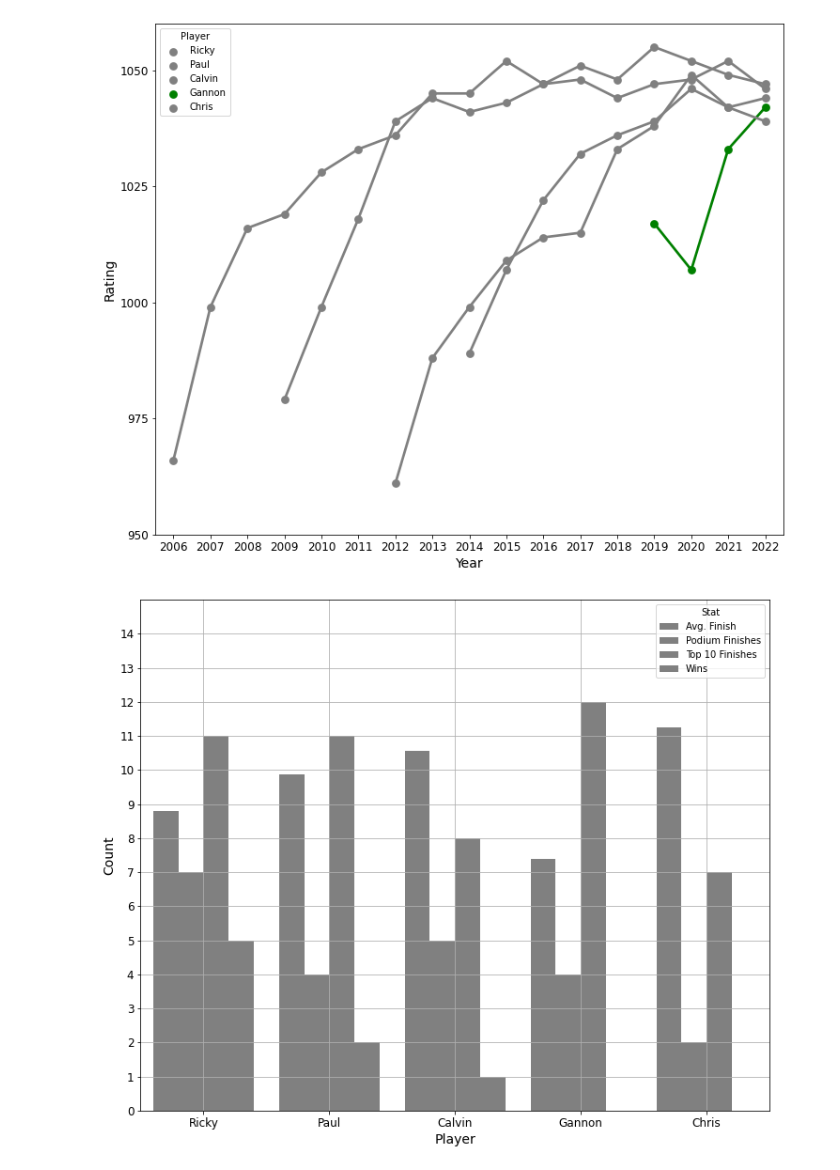
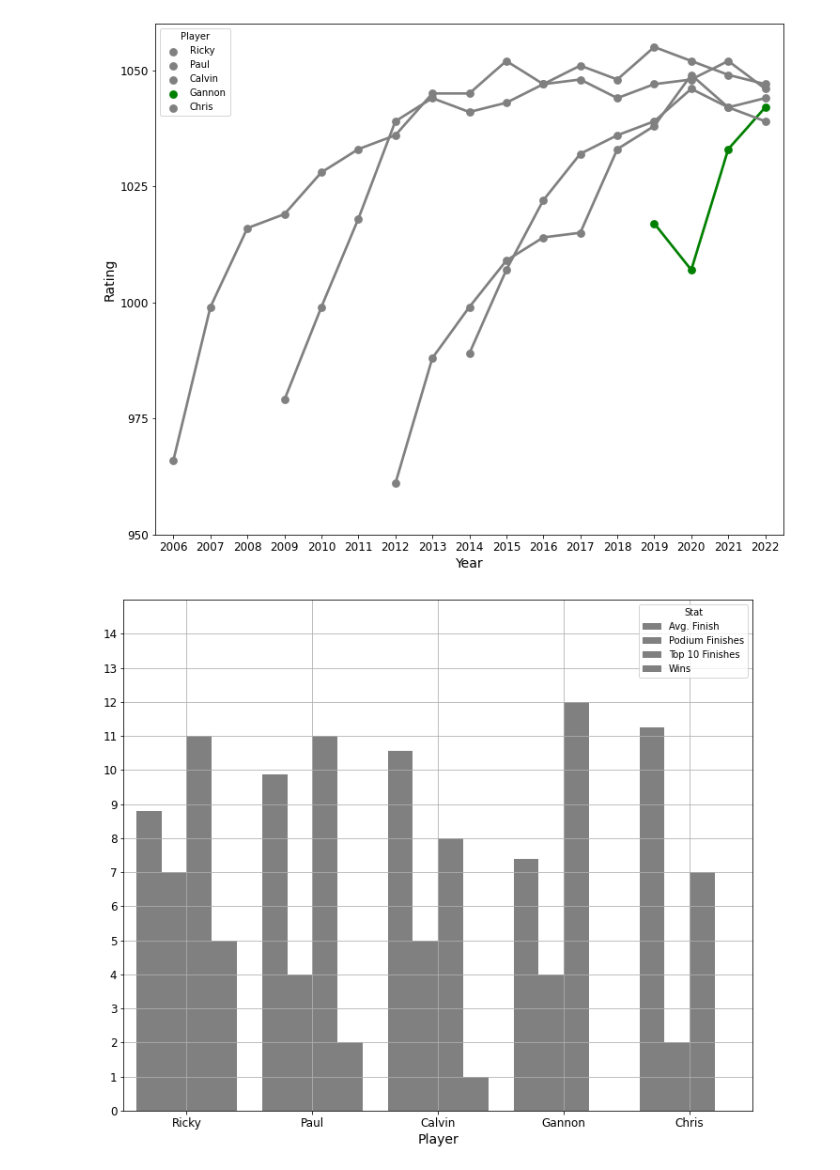
Before and after one commit to jamorgan8/disc-golf-analysis, a Jupyter notebook: notebooks/Analysis.ipynb, the cells around one changed output. Drawn from its saved outputs; the diff is of its cells as text; code cells hidden in the pictures.

```diff
--- a/notebooks/Analysis.ipynb
+++ b/notebooks/Analysis.ipynb
@@ -925,32 +927,32 @@ avg = pd.DataFrame({'x':['Ricky', 'Paul', 'Calvin', 'Gannon', 'Chris'],
 
 pod = pd.DataFrame({'x':['Ricky', 'Paul', 'Calvin', 'Gannon', 'Chris'],
                         'y':[7, 4, 5, 4, 2]})
 
 t10 = pd.DataFrame({'x':['Ricky', 'Paul', 'Calvin', 'Gannon', 'Chris'],
                         'y':[11, 11, 8, 12, 7]})
 
 w = pd.DataFrame({'x':['Ricky', 'Paul', 'Calvin', 'Gannon', 'Chris'],
                         'y':[5, 2, 1, 0, 0]})
 
 yticks = np.arange(0, 15, 1) ##sets y ticks. parameters = (start, stop, step)
 
 avg['Stat'] = 'Avg. Finish'
 pod['Stat'] = 'Podium Finishes'
 t10['Stat'] = 'Top 10 Finishes'
 w['Stat'] = 'Wins'
 res=pd.concat([avg,pod,t10,w])
 #sns.set_style('whitegrid')
 fig, ax = plt.subplots(figsize=(12,10))
 sns.barplot(x='x', y='y', data=res, hue='Stat', palette=['grey', 'grey','grey', 'grey'], ax=ax)
 ##set color for each line in order
 plt.grid(axis='both')
 plt.xlabel('Player', fontsize=14)
-plt.ylabel('Count', fontsize=14)
+plt.ylabel('', fontsize=14)
 plt.ylim(0, 15)
 plt.yticks(yticks, fontsize=12)
 plt.xticks(fontsize=12)
 #plt.title('Tour Stats', fontsize=16)
 plt.savefig('../assets/tour-stats-gannon.jpg')
 plt.show()
 # %% [output]
-[figure, old version]
+[figure, new version]
```
Also changed, not shown: parts of 3 cells of this notebook, 5 other files.
